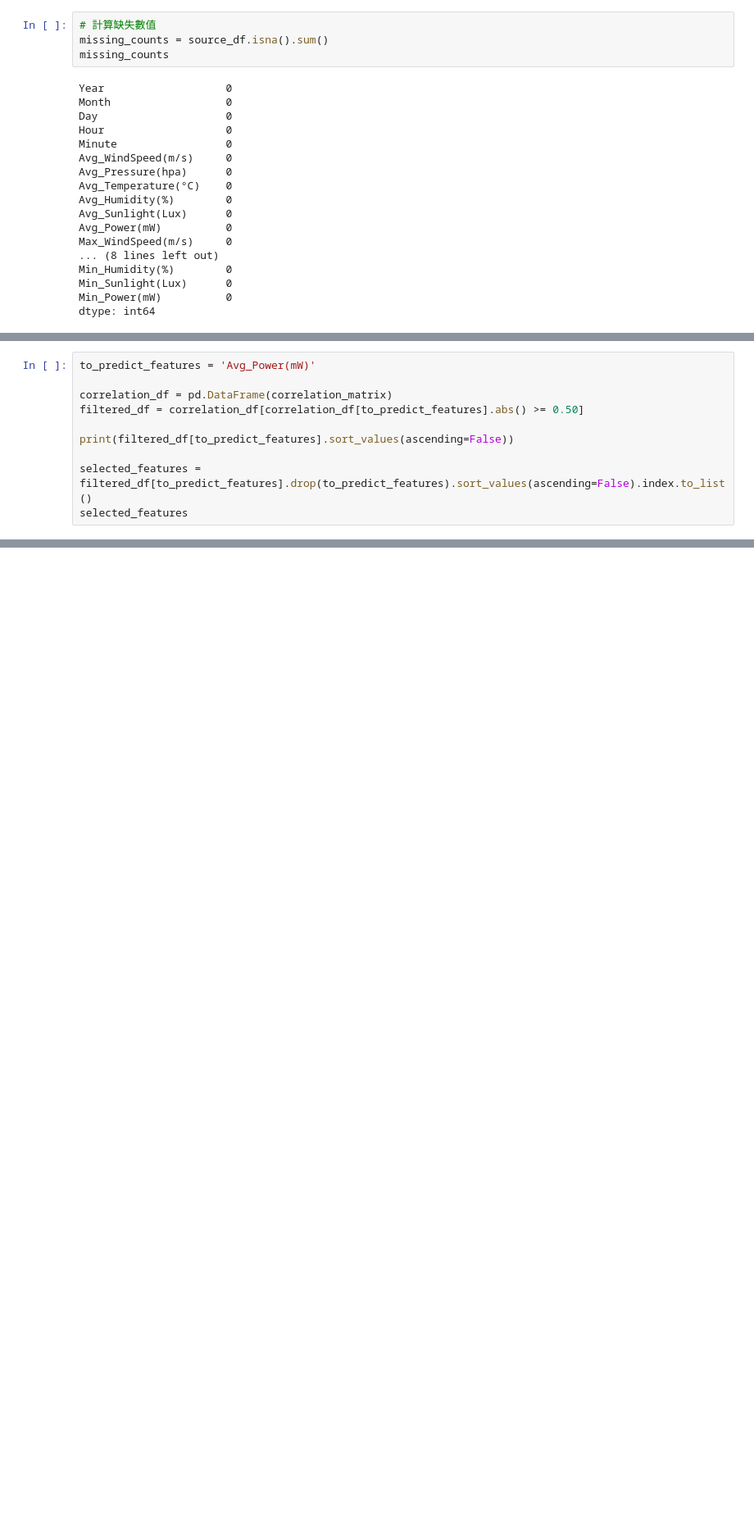
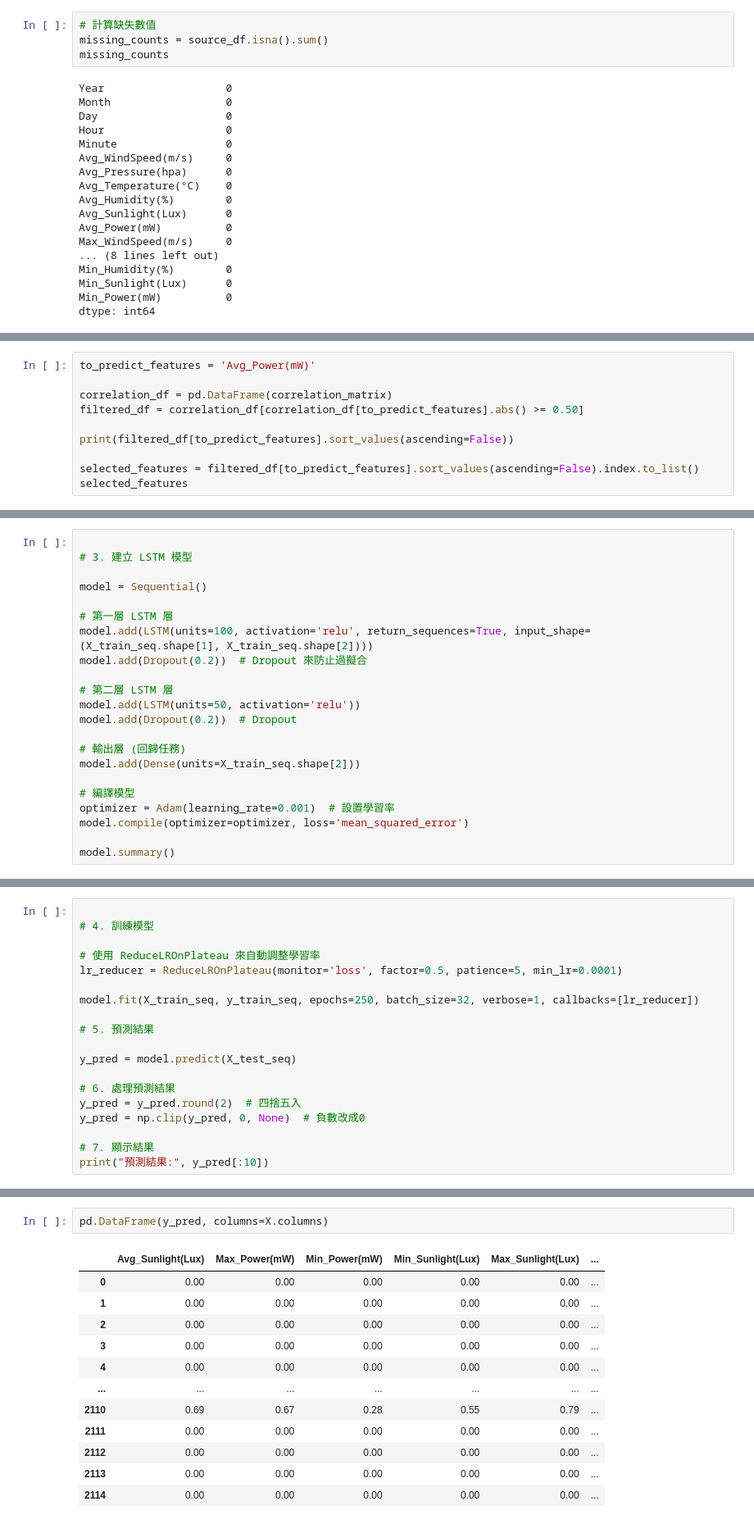
Before and after one commit to yubanghuang/2024_AI_CUP, a Jupyter notebook: Code/Train.ipynb, the cells around one changed output, grey strips where cells are left out. Shown: that part at 82% size. Saved outputs shown, nothing was run; the diff lists cells and outputs as text; blank space fills up the shorter version.

```diff
--- a/Code/Train.ipynb
+++ b/Code/Train.ipynb
@@ -98,7 +99,7 @@ filtered_df = correlation_df[correlation_df[to_predict_features].abs() >= 0.50]
 
 print(filtered_df[to_predict_features].sort_values(ascending=False))
 
-selected_features = filtered_df[to_predict_features].drop(to_predict_features).sort_values(ascending=False).index.to_list()
+selected_features = filtered_df[to_predict_features].sort_values(ascending=False).index.to_list()
 selected_features
 # %% [output]
 Avg_Power(mW)          1.000000
@@ -202,0 +226,22 @@ Prediction
+# %%
+
+# 3. 建立 LSTM 模型
+
+model = Sequential()
+
+# 第一層 LSTM 層
+model.add(LSTM(units=100, activation='relu', return_sequences=True, input_shape=(X_train_seq.shape[1], X_train_seq.shape[2])))
+model.add(Dropout(0.2))  # Dropout 來防止過擬合
+
+# 第二層 LSTM 層
+model.add(LSTM(units=50, activation='relu'))
+model.add(Dropout(0.2))  # Dropout
+
+# 輸出層 (回歸任務)
+model.add(Dense(units=X_train_seq.shape[2]))
+
+# 編譯模型
+optimizer = Adam(learning_rate=0.001)  # 設置學習率
+model.compile(optimizer=optimizer, loss='mean_squared_error')
+
+model.summary()
@@ -202,0 +266,19 @@ Prediction
+# %%
+
+# 4. 訓練模型
+
+# 使用 ReduceLROnPlateau 來自動調整學習率
+lr_reducer = ReduceLROnPlateau(monitor='loss', factor=0.5, patience=5, min_lr=0.0001)
+
+model.fit(X_train_seq, y_train_seq, epochs=250, batch_size=32, verbose=1, callbacks=[lr_reducer])
+
+# 5. 預測結果
+
+y_pred = model.predict(X_test_seq)
+
+# 6. 處理預測結果
+y_pred = y_pred.round(2)  # 四捨五入
+y_pred = np.clip(y_pred, 0, None)  # 負數改成0
+
+# 7. 顯示結果
+print("預測結果:", y_pred[:10])
@@ -202,0 +303,15 @@ Prediction
+# %%
+pd.DataFrame(y_pred, columns=X.columns)
+# %% [output]
+|  | Avg_Sunlight(Lux) | Max_Power(mW) | Min_Power(mW) | Min_Sunlight(Lux) | Max_Sunlight(Lux) | ... |
+| 0 | 0.00 | 0.00 | 0.00 | 0.00 | 0.00 | ... |
+| 1 | 0.00 | 0.00 | 0.00 | 0.00 | 0.00 | ... |
+| 2 | 0.00 | 0.00 | 0.00 | 0.00 | 0.00 | ... |
+| 3 | 0.00 | 0.00 | 0.00 | 0.00 | 0.00 | ... |
+| 4 | 0.00 | 0.00 | 0.00 | 0.00 | 0.00 | ... |
+| ... | ... | ... | ... | ... | ... | ... |
+| 2110 | 0.69 | 0.67 | 0.28 | 0.55 | 0.79 | ... |
+| 2111 | 0.00 | 0.00 | 0.00 | 0.00 | 0.00 | ... |
+| 2112 | 0.00 | 0.00 | 0.00 | 0.00 | 0.00 | ... |
+| 2113 | 0.00 | 0.00 | 0.00 | 0.00 | 0.00 | ... |
+| 2114 | 0.00 | 0.00 | 0.00 | 0.00 | 0.00 | ... |
```
Also changed, not shown: parts of 11 cells of this notebook.
